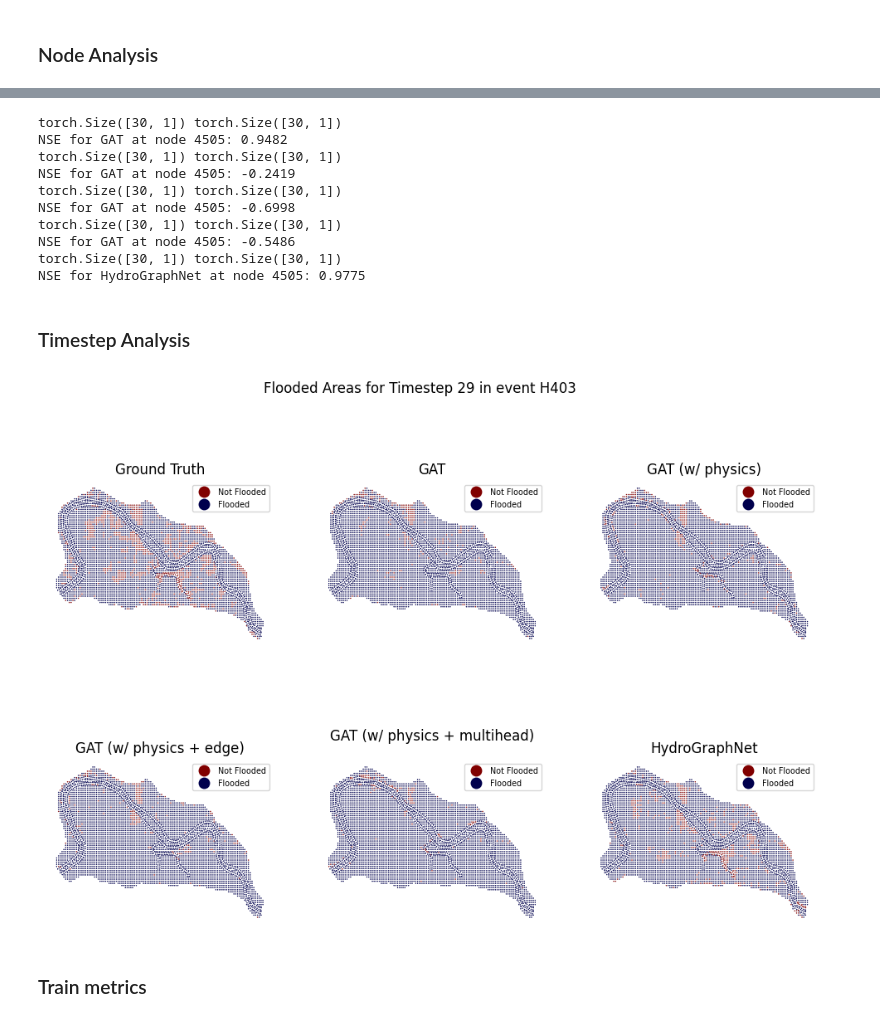
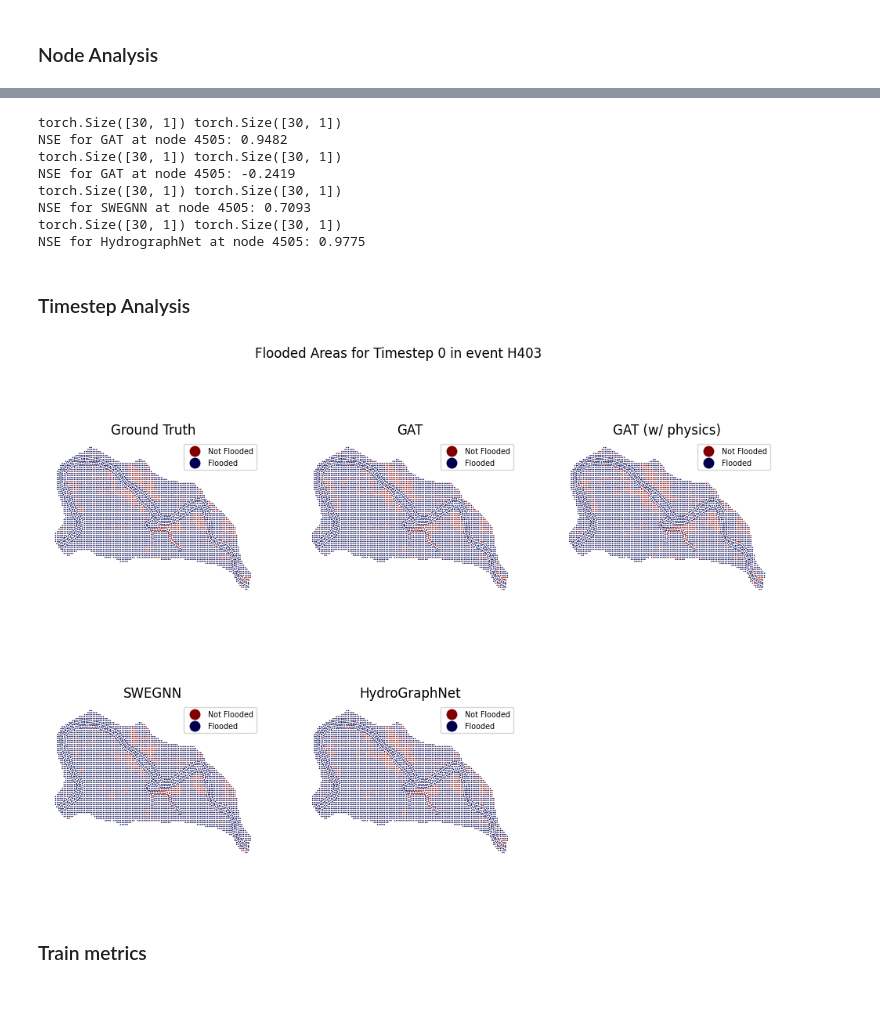
Before and after one commit to acostacos/gnn_flood_modeling, a Jupyter notebook: view_metrics.ipynb, the cells around one changed output, grey strips where cells are left out. Cells and saved outputs as stored; diff of their text form; code cells hidden in the pictures.

Commit message:
Update latest view_metrics notebook

```diff
--- a/view_metrics.ipynb
+++ b/view_metrics.ipynb
@@ -125,10 +125,10 @@ def get_hydrographnet_gpd_node_df():
 metric_paths = [
     'saved_metrics/hydrographnet/gat/base_400events/GAT_H403_metrics.npz',
     'saved_metrics/hydrographnet/gat/physics/GAT_H403_metrics.npz',
-    'saved_metrics/hydrographnet/gat/physics_edge/GAT_H403_metrics.npz',
-    'saved_metrics/hydrographnet/gat/physics_4head/GAT_H403_metrics.npz',
-    'saved_metrics/hydrographnet/hydrographnet/400_events_100_epochs/HydroGraphNet_H403_metrics.npz',
-    # 'saved_metrics/hydrographnet/gat/physics_OLD/GAT_H401_metrics.npz',
+    # 'saved_metrics/hydrographnet/gat/physics_edge/GAT_H401_metrics.npz',
+    # 'saved_metrics/hydrographnet/gat/physics_4head/GAT_H401_metrics.npz',
+    'saved_metrics/hydrographnet/swegnn/hydrographnet_400events/SWEGNN_H403_metrics.npz',
+    'saved_metrics/hydrographnet/hydrographnet/400_events_100_epochs/HydrographNet_H403_metrics.npz',
 ]
 
 
@@ -193,7 +192,7 @@ def plot_metric_for_all_models(metric_paths: list[str], metric: str, labels: lis
     plt.show()
 
 # labels=None
-labels = ['GAT', 'GAT (w/ physics)', 'GAT (w/ physics + edge)', 'GAT (w/ physics + multihead)', 'HydroGraphNet']
+labels = ['GAT', 'GAT (w/ physics)', 'SWEGNN', 'HydroGraphNet']
 plot_metric_for_all_models(metric_paths, 'rmse', labels=labels)
 plot_metric_for_all_models(metric_paths, 'rmse_flooded', labels=labels)
 plot_metric_for_all_models(metric_paths, 'mae', labels=labels)
@@ -215,10 +214,10 @@ plot_metric_for_all_models(metric_paths, 'csi', labels=labels)
 # NODE_IDX = 0
 
 # HydroGraphNet
-# NODE_IDX = 2573 # High water level node
+NODE_IDX = 2573 # High water level node
 # NODE_IDX = 4659 # High water level node
 # NODE_IDX = 4505 # High water level node
-NODE_IDX = 3939 # High water level node
+# NODE_IDX = 3939 # High water level node
 
 # HEC-RAS LR
 # NODE_IDX = 3536 # Upstream node index
@@ -297,11 +296,9 @@ NSE for GAT at node 4505: 0.9482
 torch.Size([30, 1]) torch.Size([30, 1])
 NSE for GAT at node 4505: -0.2419
 torch.Size([30, 1]) torch.Size([30, 1])
-NSE for GAT at node 4505: -0.6998
+NSE for SWEGNN at node 4505: 0.7093
 torch.Size([30, 1]) torch.Size([30, 1])
-NSE for GAT at node 4505: -0.5486
-torch.Size([30, 1]) torch.Size([30, 1])
-NSE for HydroGraphNet at node 4505: 0.9775
+NSE for HydrographNet at node 4505: 0.9775
 # %% [markdown]
 ### Timestep Analysis
 # %%
@@ -350,34 +347,34 @@ def plot_flooded_areas_for_all_models(node_df: gpd.GeoDataFrame, metric_paths: l
 
     data_shape = None
     for i, path in enumerate(metric_paths):
         pred = np.load(path, allow_pickle=True)['pred']
         if data_shape is None:
             data_shape = pred.shape
         assert pred.shape == data_shape, f"Data shape mismatch: {pred.shape} vs {data_shape}"
 
         binary_pred = convert_water_depth_to_binary(pred[timestep, :, :].squeeze(), water_threshold)
         title = path.split('/')[-1].split('_')[0]
 
         if labels is not None:
             title = labels[i] if i < len(labels) else title
 
         ax_row = index // ncols
         ax_col = index % ncols
         plot_cell_map(ax[ax_row, ax_col], node_df, binary_pred, title=title)
         index += 1
 
     while index < (nrows * ncols):
         ax_row = index // ncols
         ax_col = index % ncols
         ax[ax_row, ax_col].axis('off')
         index += 1
 
     plt.show()
 
-TIMESTEP = 29
+TIMESTEP = 0
 ground_truth = np.load(metric_paths[0], allow_pickle=True)['target']
 plot_flooded_areas_for_all_models(node_df, metric_paths, timestep=TIMESTEP, ground_truth=ground_truth, water_threshold=0.05, labels=labels)
 # %% [output]
-[figure, old version]
+[figure, new version]
 # %% [markdown]
 ### Train metrics
```
Also changed, not shown: parts of 4 cells of this notebook.
